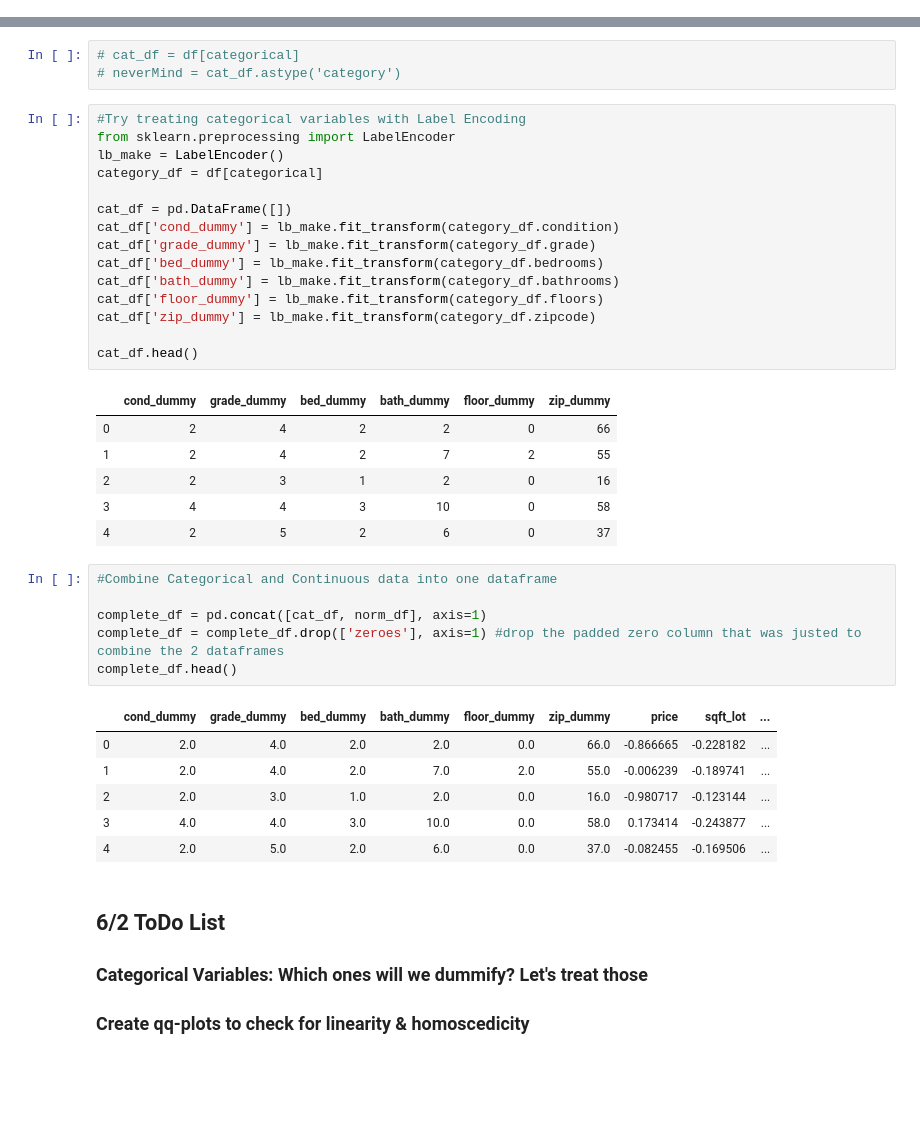
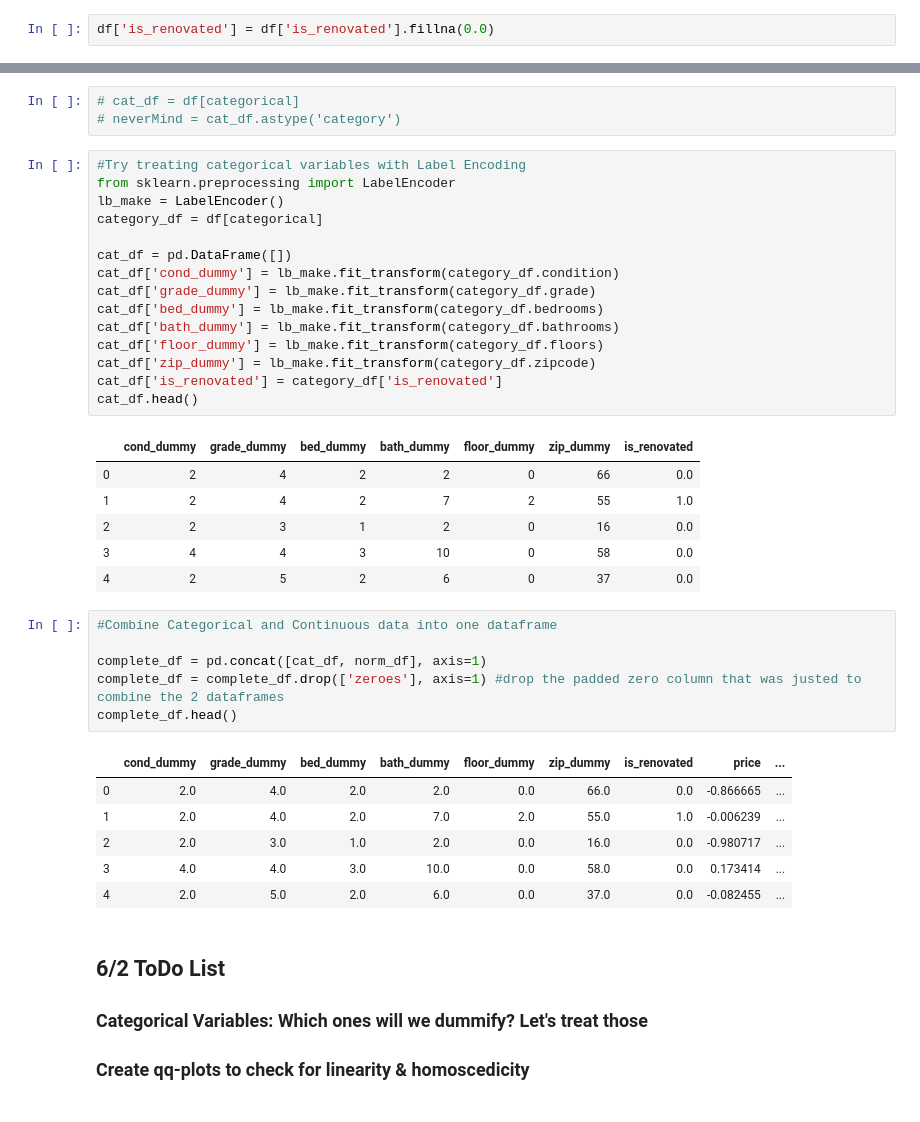
Before and after one commit to EricaSG/dsc-mod-2-project-v2-1-onl01-dtsc-ft-041320, a Jupyter notebook: student.ipynb, the cells around one changed output, grey strips where cells are left out. Drawn from its saved outputs; the diff is of its cells as text; blank space fills up the shorter version.

```diff
--- a/student.ipynb
+++ b/student.ipynb
@@ -239,6 +239,8 @@ df.head() #Sanity Check
 # %%
 # Create new column 'is_renovated', where 1.0 represents houses that have been renovated and 0.0 represents houses that have not
 df.loc[df['yr_renovated'] > 0.0 , 'is_renovated'] = 1.0
+# %%
+df['is_renovated'] = df['is_renovated'].fillna(0.0)
 # %%
 sns.pairplot(df) #Visual check for normality and linearity
 # %% [output]
@@ -486,25 +488,25 @@ mean_norm_df.plot() #Conduct a visual check for normality after we've normalized
 # %%
 #Try treating categorical variables with Label Encoding
 from sklearn.preprocessing import LabelEncoder
 lb_make = LabelEncoder()
 category_df = df[categorical]
 
 cat_df = pd.DataFrame([])
 cat_df['cond_dummy'] = lb_make.fit_transform(category_df.condition)
 cat_df['grade_dummy'] = lb_make.fit_transform(category_df.grade)
 cat_df['bed_dummy'] = lb_make.fit_transform(category_df.bedrooms)
 cat_df['bath_dummy'] = lb_make.fit_transform(category_df.bathrooms)
 cat_df['floor_dummy'] = lb_make.fit_transform(category_df.floors)
 cat_df['zip_dummy'] = lb_make.fit_transform(category_df.zipcode)
-
+cat_df['is_renovated'] = category_df['is_renovated']
 cat_df.head()
 # %% [output]
-|  | cond_dummy | grade_dummy | bed_dummy | bath_dummy | floor_dummy | zip_dummy |
-| 0 | 2 | 4 | 2 | 2 | 0 | 66 |
-| 1 | 2 | 4 | 2 | 7 | 2 | 55 |
-| 2 | 2 | 3 | 1 | 2 | 0 | 16 |
-| 3 | 4 | 4 | 3 | 10 | 0 | 58 |
-| 4 | 2 | 5 | 2 | 6 | 0 | 37 |
+|  | cond_dummy | grade_dummy | bed_dummy | bath_dummy | floor_dummy | zip_dummy | is_renovated |
+| 0 | 2 | 4 | 2 | 2 | 0 | 66 | 0.0 |
+| 1 | 2 | 4 | 2 | 7 | 2 | 55 | 1.0 |
+| 2 | 2 | 3 | 1 | 2 | 0 | 16 | 0.0 |
+| 3 | 4 | 4 | 3 | 10 | 0 | 58 | 0.0 |
+| 4 | 2 | 5 | 2 | 6 | 0 | 37 | 0.0 |
 # %%
 #Combine Categorical and Continuous data into one dataframe
 
@@ -512,12 +514,12 @@ complete_df = pd.concat([cat_df, norm_df], axis=1)
 complete_df = complete_df.drop(['zeroes'], axis=1) #drop the padded zero column that was justed to combine the 2 dataframes
 complete_df.head()
 # %% [output]
-|  | cond_dummy | grade_dummy | bed_dummy | bath_dummy | floor_dummy | zip_dummy | price | sqft_lot | ... |
-| 0 | 2.0 | 4.0 | 2.0 | 2.0 | 0.0 | 66.0 | -0.866665 | -0.228182 | ... |
-| 1 | 2.0 | 4.0 | 2.0 | 7.0 | 2.0 | 55.0 | -0.006239 | -0.189741 | ... |
-| 2 | 2.0 | 3.0 | 1.0 | 2.0 | 0.0 | 16.0 | -0.980717 | -0.123144 | ... |
-| 3 | 4.0 | 4.0 | 3.0 | 10.0 | 0.0 | 58.0 | 0.173414 | -0.243877 | ... |
-| 4 | 2.0 | 5.0 | 2.0 | 6.0 | 0.0 | 37.0 | -0.082455 | -0.169506 | ... |
+|  | cond_dummy | grade_dummy | bed_dummy | bath_dummy | floor_dummy | zip_dummy | is_renovated | price | ... |
+| 0 | 2.0 | 4.0 | 2.0 | 2.0 | 0.0 | 66.0 | 0.0 | -0.866665 | ... |
+| 1 | 2.0 | 4.0 | 2.0 | 7.0 | 2.0 | 55.0 | 1.0 | -0.006239 | ... |
+| 2 | 2.0 | 3.0 | 1.0 | 2.0 | 0.0 | 16.0 | 0.0 | -0.980717 | ... |
+| 3 | 4.0 | 4.0 | 3.0 | 10.0 | 0.0 | 58.0 | 0.0 | 0.173414 | ... |
+| 4 | 2.0 | 5.0 | 2.0 | 6.0 | 0.0 | 37.0 | 0.0 | -0.082455 | ... |
 # %% [markdown]
 ## 6/2 ToDo List
 
```
Also changed, not shown: parts of 4 cells of this notebook.
